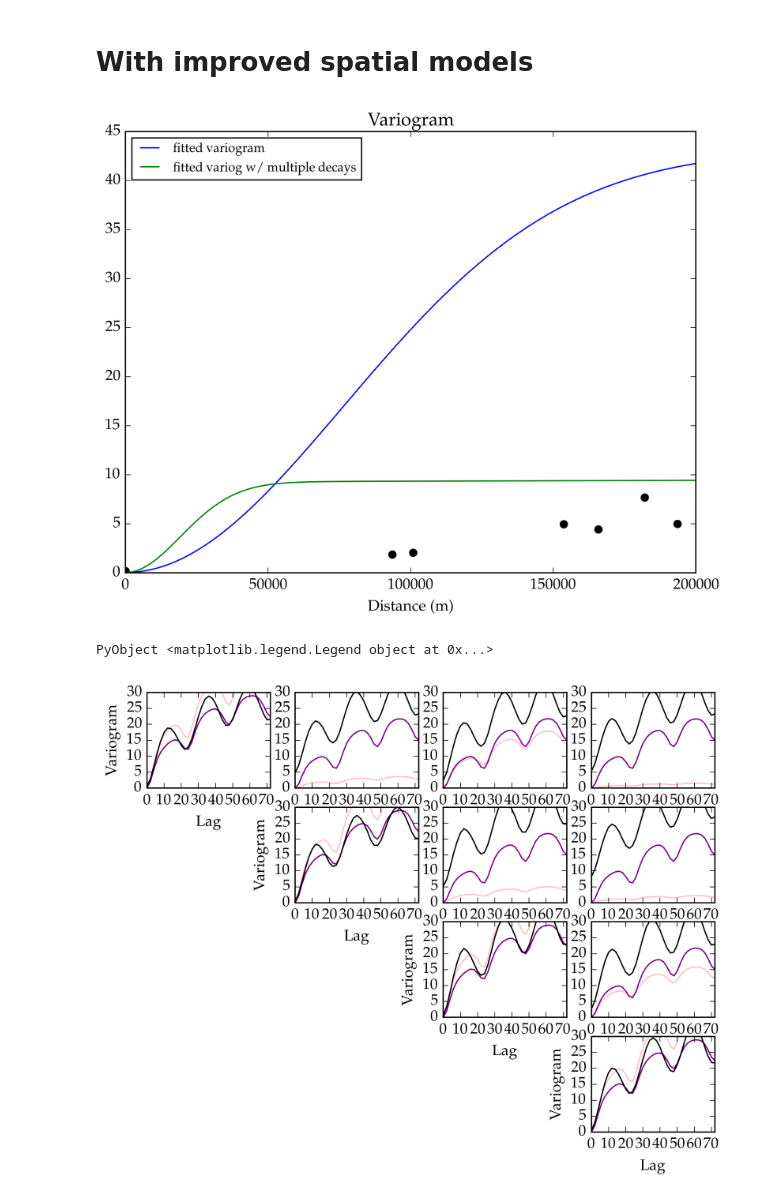
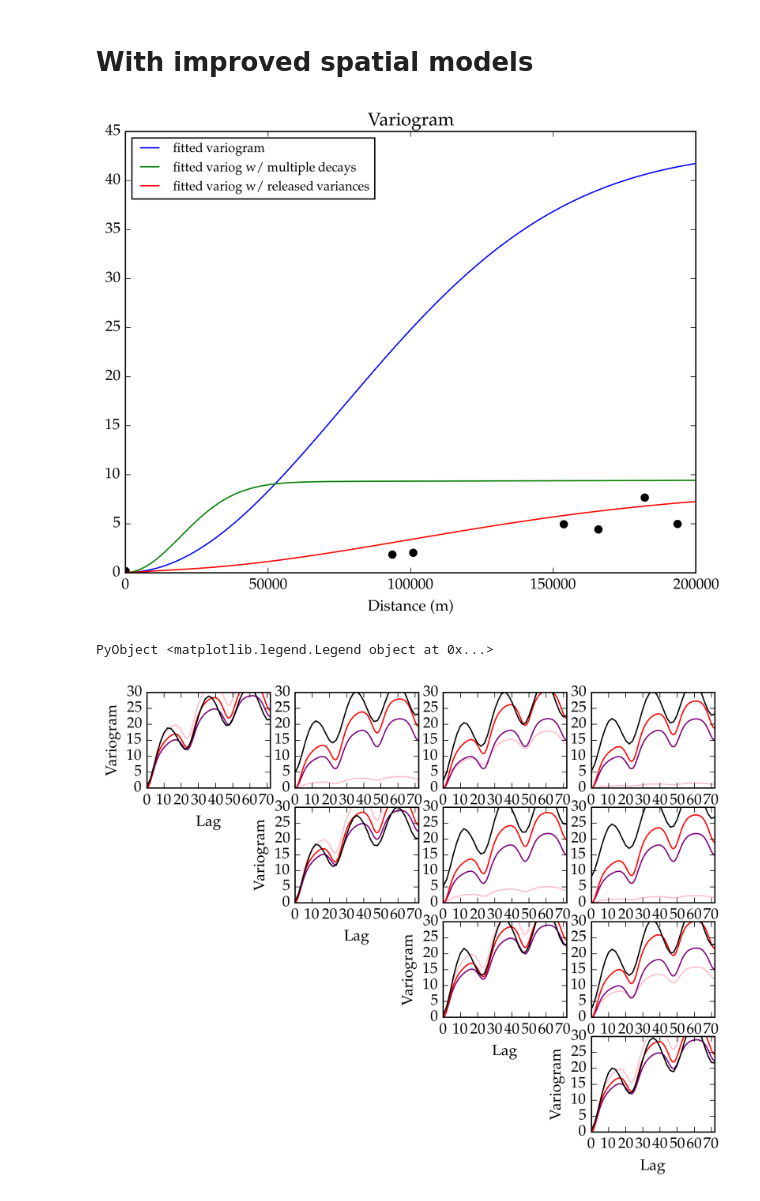
Before and after one commit to maximerischard/TemperatureImputations.jl, a Jupyter notebook: JuliaGP_spatial_variogram.ipynb, the cells around one changed output. Saved outputs shown, nothing was run; the diff lists cells and outputs as text; code cells hidden in the pictures.

Commit message:
update variograms with new spatiotemporal kernel

```diff
--- a/JuliaGP_spatial_variogram.ipynb
+++ b/JuliaGP_spatial_variogram.ipynb
@@ -383,24 +401,43 @@ k_spatiotemporal_3 = fix(Masked(k1, [1])) * fix(Masked(ksp1, [2,3]), :lσ) +
 #                      fix(Masked(k_means, [2,3]))
 hyp = [14.9184,9.8588,10.6024,15.1699,13.6829,12.2061]
 set_params!(k_spatiotemporal_3, hyp)
+# %%
+ksp1 = SEIso(log(2*10^5), log(1.0))
+ksp2 = SEIso(log(2*10^5), log(1.0))
+ksp3 = SEIso(log(2*10^5), log(1.0))
+ksp4 = SEIso(log(2*10^5), log(1.0))
+ksp5 = SEIso(log(2*10^5), log(1.0))
+ksp6 = SEIso(log(2*10^5), log(1.0))
+k_means = SEIso(log(10^4), log(10.0))
+k_spatiotemporal_4 = fix(Masked(k1, [1])) * Masked(ksp1, [2,3]) +
+                     fix(Masked(k2, [1])) * Masked(ksp2, [2,3]) +
+                     fix(Masked(k3, [1])) * Masked(ksp3, [2,3]) +
+                     fix(Masked(k4, [1])) * Masked(ksp4, [2,3]) +
+                     fix(Masked(k5, [1])) * Masked(ksp5, [2,3]) +
+                     fix(Masked(k6, [1])) * Masked(ksp6, [2,3]) # +
+#                      fix(Masked(k_means, [2,3]))
+hyp = [-1.65029,14.2398,0.111707,11.5002,-0.0791469,8.76624,0.126258,14.4041,0.147028,13.0326,-0.635492,12.2061,-8.08864e-7]
+set_params!(k_spatiotemporal_4, hyp[2:end])
 # %%
 begin
     for i in 1:numstations
         for j in 1:i
             plt.plot(pairwiseEuclid[i,j], vargrid[i,j], "o", color="black")
         end
     end
     rr = linspace(0.0, 200000.0, 1000)
-    ck_spt = [cov(k_spatiotemporal, [0.0,r,0.0], [0.0,0.0,0.0]) for r in rr]
+    ck_spt =   [cov(k_spatiotemporal,   [0.0,r,0.0], [0.0,0.0,0.0]) for r in rr]
     ck_spt_3 = [cov(k_spatiotemporal_3, [0.0,r,0.0], [0.0,0.0,0.0]) for r in rr]
+    ck_spt_4 = [cov(k_spatiotemporal_4, [0.0,r,0.0], [0.0,0.0,0.0]) for r in rr]
     plt.plot(rr, exp(2.0*logNoise)+ck_spt[1].-ck_spt, label="fitted variogram")
     plt.plot(rr, exp(2.0*logNoise)+ck_spt_3[1].-ck_spt_3, label="fitted variog w/ multiple decays")
+    plt.plot(rr, exp(2.0*logNoise)+ck_spt_4[1].-ck_spt_4, label="fitted variog w/ released variances")
     plt.xlabel("Distance (m)")
     plt.title("Variogram")
     plt.legend(loc="upper left", fontsize="small")
 end
 # %% [output]
-[figure, old version]
+[figure, new version]
 PyObject <matplotlib.legend.Legend object at 0x...>
 # %%
 for station_i in 1:4
@@ -410,10 +447,13 @@ for station_i in 1:4
         y = variog(v)
         x = convert(Vector{Float64},v.bins)
         d = pairwiseEuclid[station_i,station_j]
-        fitted_cov = [cov(k_spatiotemporal, [0.0,r,0.0], [r,d,0.0]) for r in x]
-        plt.plot(x, fitted_cov[1].-fitted_cov, color="pink")
-        fitted_cov = [cov(k_spatiotemporal_3, [0.0,r,0.0], [r,d,0.0]) for r in x]
-        plt.plot(x, fitted_cov[1].-fitted_cov, color="purple")
+        xx = minimum(x):0.1:maximum(x)
+        fitted_cov = [cov(k_spatiotemporal, [0.0,r,0.0], [r,d,0.0]) for r in xx]
+        plt.plot(xx, fitted_cov[1].-fitted_cov, color="pink")
+        fitted_cov = [cov(k_spatiotemporal_3, [0.0,r,0.0], [r,d,0.0]) for r in xx]
+        plt.plot(xx, fitted_cov[1].-fitted_cov, color="purple")
+        fitted_cov = [cov(k_spatiotemporal_4, [0.0,r,0.0], [r,d,0.0]) for r in xx]
+        plt.plot(xx, fitted_cov[1].-fitted_cov, color="red")
         plt.plot(x, y, color="black")
         if station_i == station_j
             plt.xlabel("Lag")
@@ -424,4 +464,4 @@ for station_i in 1:4
     end
 end
 # %% [output]
-[figure, old version]
+[figure, new version]
```
Also changed, not shown: parts of 3 cells of this notebook.
